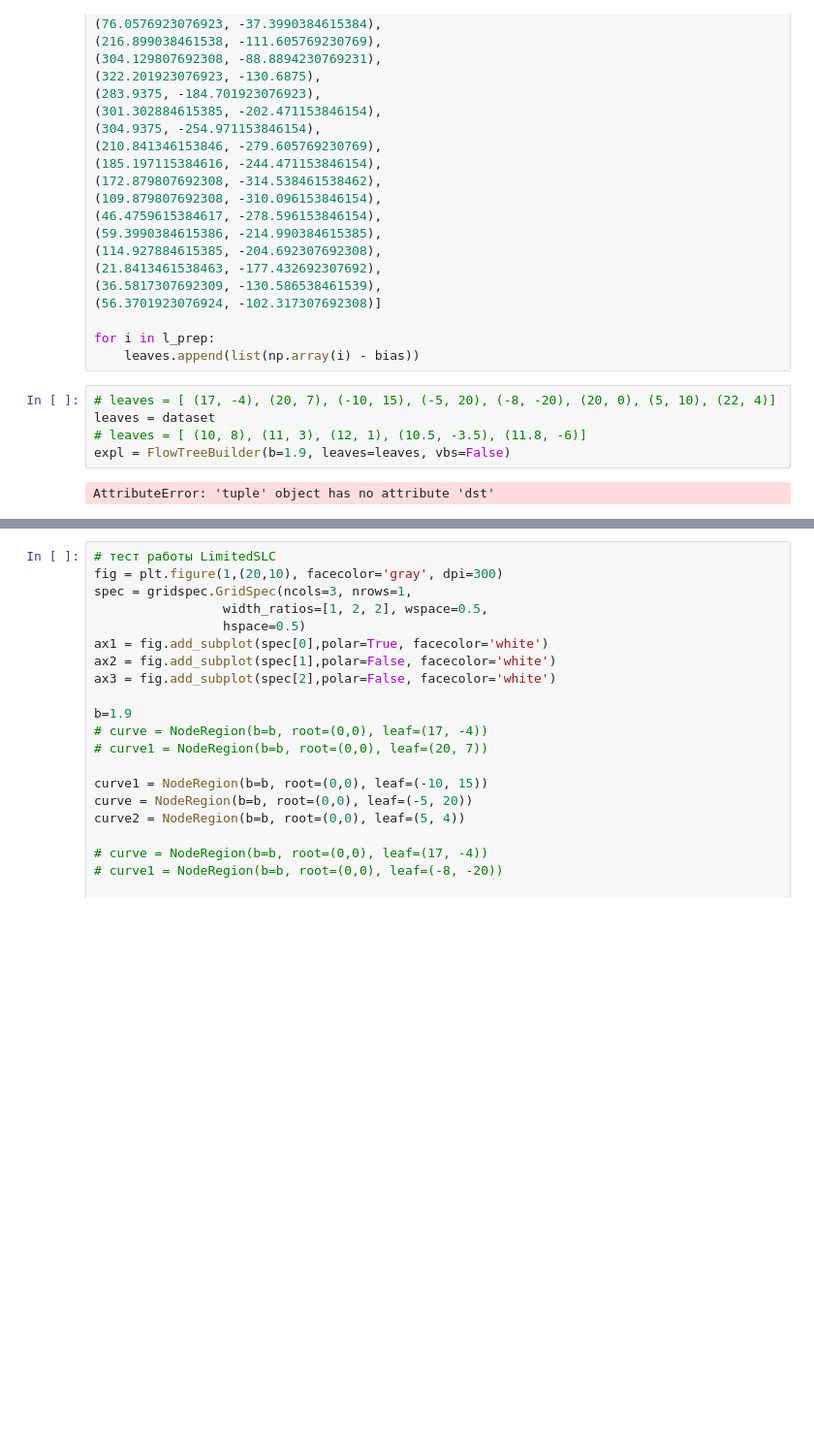
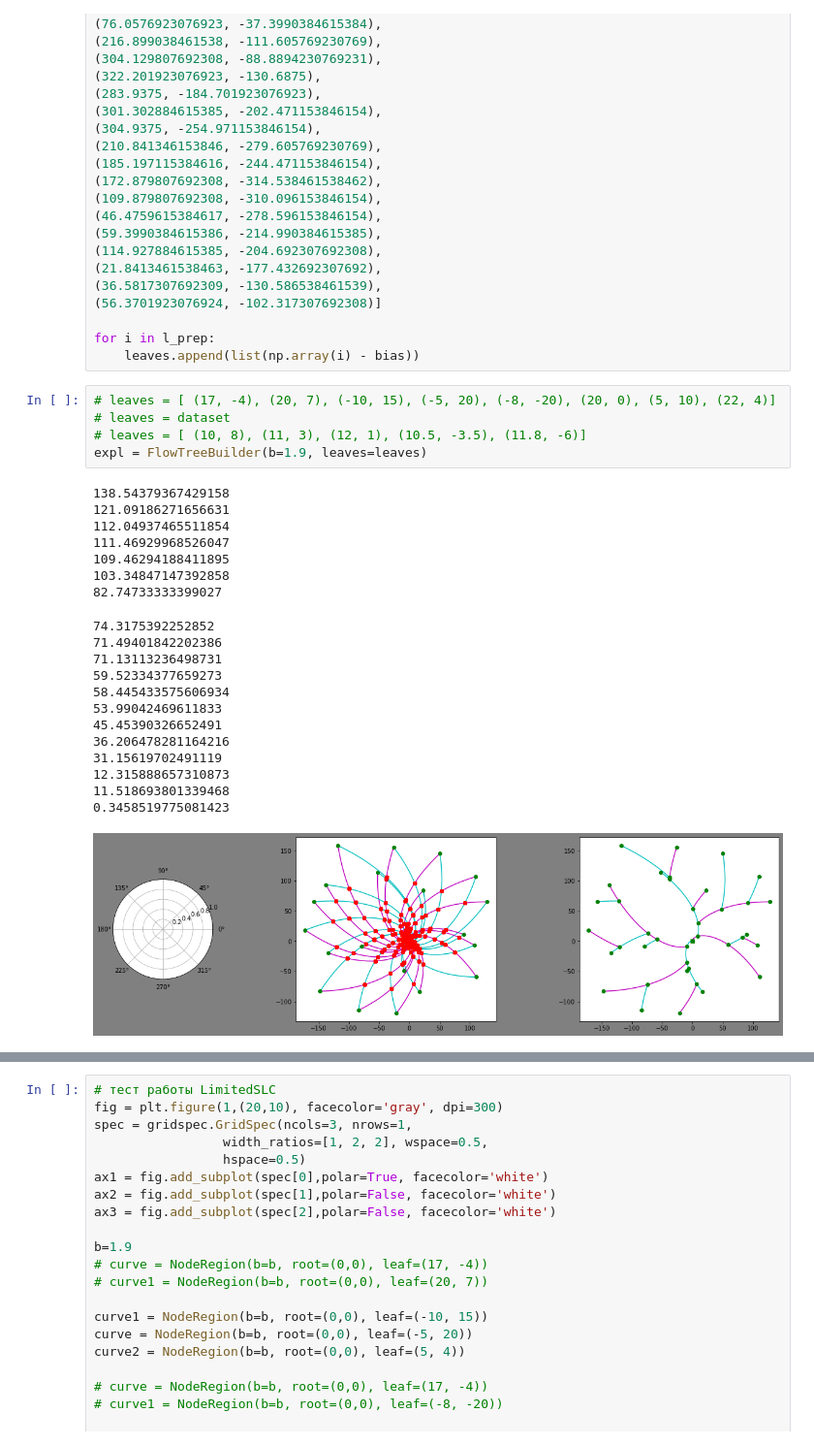
Before and after one commit to glebpinigin/flowmapper, a Jupyter notebook: tree_builder.ipynb, the cells around one changed output, grey strips where cells are left out. Shown at 97% size. Drawn from its saved outputs; the diff is of its cells as text; blank space fills up the shorter version.

```diff
--- a/tree_builder.ipynb
+++ b/tree_builder.ipynb
@@ -372,9 +382,28 @@ for i in l_prep:
     leaves.append(list(np.array(i) - bias))
 # %%
 # leaves = [ (17, -4), (20, 7), (-10, 15), (-5, 20), (-8, -20), (20, 0), (5, 10), (22, 4)]
-leaves = dataset
+# leaves = dataset
 # leaves = [ (10, 8), (11, 3), (12, 1), (10.5, -3.5), (11.8, -6)]
-expl = FlowTreeBuilder(b=1.9, leaves=leaves, vbs=False)
+expl = FlowTreeBuilder(b=1.9, leaves=leaves)
 # %% [output]
-AttributeError: 'tuple' object has no attribute 'dst'
+138.54379367429158
+121.09186271656631
+112.04937465511854
+111.46929968526047
+109.46294188411895
+103.34847147392858
+82.74733333399027
+74.3175392252852
+71.49401842202386
+71.13113236498731
+59.52334377659273
+58.445433575606934
+53.99042469611833
+45.45390326652491
+36.206478281164216
+31.15619702491119
+12.315888657310873
+11.518693801339468
+0.3458519775081423
+[figure, added]
 # %%
```
Also changed, not shown: parts of 11 cells of this notebook.
